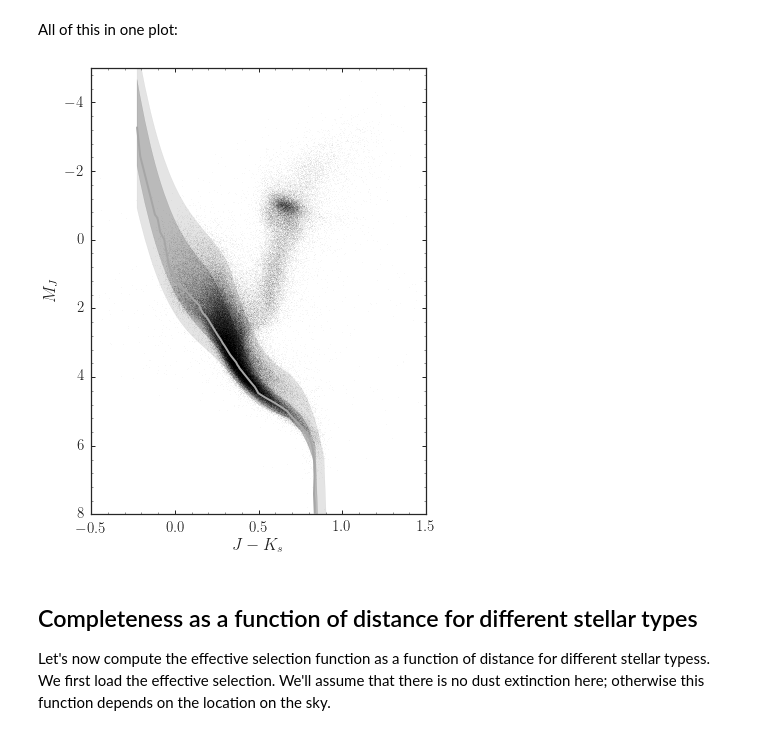
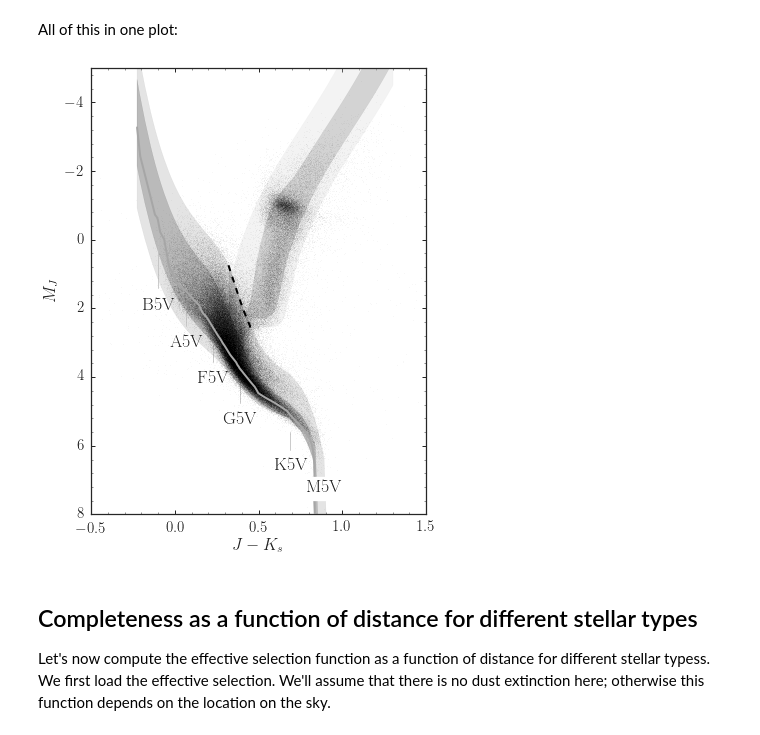
Before and after one commit to jobovy/tgas-completeness, a Jupyter notebook: py/TGAS-effective-completeness.ipynb, the cells around one changed output. Drawn from its saved outputs; the diff is of its cells as text; code cells hidden in the pictures.

```diff
--- a/py/TGAS-effective-completeness.ipynb
+++ b/py/TGAS-effective-completeness.ipynb
@@ -27,13 +27,14 @@ import gaia_tools.load, gaia_tools.select
 from galpy.util import bovy_plot, bovy_coords, save_pickles, multi
 import mwdust
 import effsel
+from effsel import main_sequence_cut_r, giant_sequence_cut
 %pylab inline
 import seaborn as sns
 from matplotlib import cm
 from matplotlib.ticker import NullFormatter, FuncFormatter, LogFormatter
 from matplotlib.colors import LogNorm
 from matplotlib import gridspec
-save_figures= True
+save_figures= False
 numpy.random.seed(1)
 nside= 2**5
 # %% [output]
@@ -189,34 +156,54 @@ bovy_plot.bovy_print(axes_labelsize=17.,text_fontsize=12.,xtick_labelsize=15.,yt
 figsize(6,8)
 # Select stars with 'good' parallaxes (somewhat circularly depending on their absolute magnitude...)
 def good_relplx(mj):
     out= numpy.empty_like(mj)
     out[mj > 5.]= 20.
     out[mj < 0.]= 10.
     out[(mj >= 0)*(mj <= 5.)]= 20.+2.*(mj[(mj >= 0)*(mj <= 5.)]-5.)
     return out
 good_plx_indx= (tgas['parallax']/tgas['parallax_error'] > (good_relplx(mj)))*(jk != 0.)
 bovy_plot.bovy_plot((twomass['j_mag']-twomass['k_mag'])[good_plx_indx],
                     (twomass['j_mag']-dm)[good_plx_indx],
                     'k,',rasterized=True,
                     xrange=[-0.5,1.5],yrange=[8.,-5.],alpha=0.03,zorder=3,
                     xlabel=r'$J-K_s$',ylabel=r'$M_J$',clabel=r'$\varpi/\sigma_\varpi$')
 sp_indx= numpy.array([(not 'O' in s)*(not 'L' in s)*(not 'T' in s)*(not 'Y' in s)\
                       *(not '.5V' in s) for s in sp['SpT']],dtype='bool')
 bovy_plot.bovy_plot((sp['JH']+sp['HK'])[sp_indx],sp['M_J'][sp_indx],
                     color='0.65',lw=2.,zorder=4,overplot=True)
 # Cuts
 sp_indx= numpy.array([(not 'O' in s)*(not 'L' in s)*(not 'T' in s) for s in sp['SpT']],dtype='bool')
 pyplot.fill_between((sp['JH']+sp['HK'])[sp_indx],main_sequence_cut_r((sp['JH']+sp['HK'])[sp_indx]),
                     main_sequence_cut_r((sp['JH']+sp['HK'])[sp_indx],low=True),
                     color='0.65',zorder=1,alpha=0.3)
 pyplot.fill_between((sp['JH']+sp['HK'])[sp_indx],main_sequence_cut_r((sp['JH']+sp['HK'])[sp_indx],tight=True),
                     main_sequence_cut_r((sp['JH']+sp['HK'])[sp_indx],tight=True,low=True),
                     color='0.35',zorder=1,alpha=0.3)
+jks= numpy.linspace(0.32,1.3,101)
+pyplot.fill_between(jks,giant_sequence_cut(jks,tight=False),giant_sequence_cut(jks,tight=False,low=True),
+                    color='0.85',zorder=1,alpha=0.3)
+pyplot.fill_between(jks,giant_sequence_cut(jks,tight=True),giant_sequence_cut(jks,tight=True,low=True),
+                    color='0.55',zorder=1,alpha=0.3)
+jks= numpy.linspace(0.32,0.45,101)
+plot(jks,giant_sequence_cut(jks,tight=False,low=True),'k--',lw=2.)
+ann_sp= ['B5V','A5V','F5V','G5V','K5V','M5V']
+for ap in ann_sp:
+    sp_indx= sp['SpT'] == ap
+    offset= 1.5
+    if ap == 'M5V': offset= -2.
+    if ap == 'B5V': offset= 2.5
+    t= pyplot.text((sp['JH']+sp['HK'])[sp_indx],sp['M_J'][sp_indx]+offset,
+                        r'$\mathrm{%s}$' % ap,size=18.,zorder=10,
+                       horizontalalignment='center',verticalalignment='center')
+    if ap == 'M5V': t.set_bbox(dict(color='w', alpha=1.,edgecolor='None'))
+    else:
+        plot(((sp['JH']+sp['HK'])[sp_indx],(sp['JH']+sp['HK'])[sp_indx]),
+         (sp['M_J'][sp_indx]+offset-0.5,sp['M_J'][sp_indx]+0.5),'0.75',lw=0.8)
 if save_figures:
     plt.savefig(os.path.join(os.getenv('PAPERSDIR'),'2017-tgas-completeness','cmd_wcuts.pdf'),
                 bbox_inches='tight')
 # %% [output]
-[figure, old version]
+[figure, new version]
 # %% [markdown]
 ## Completeness as a function of distance for different stellar types
 
```
Also changed, not shown: parts of 13 cells of this notebook.
